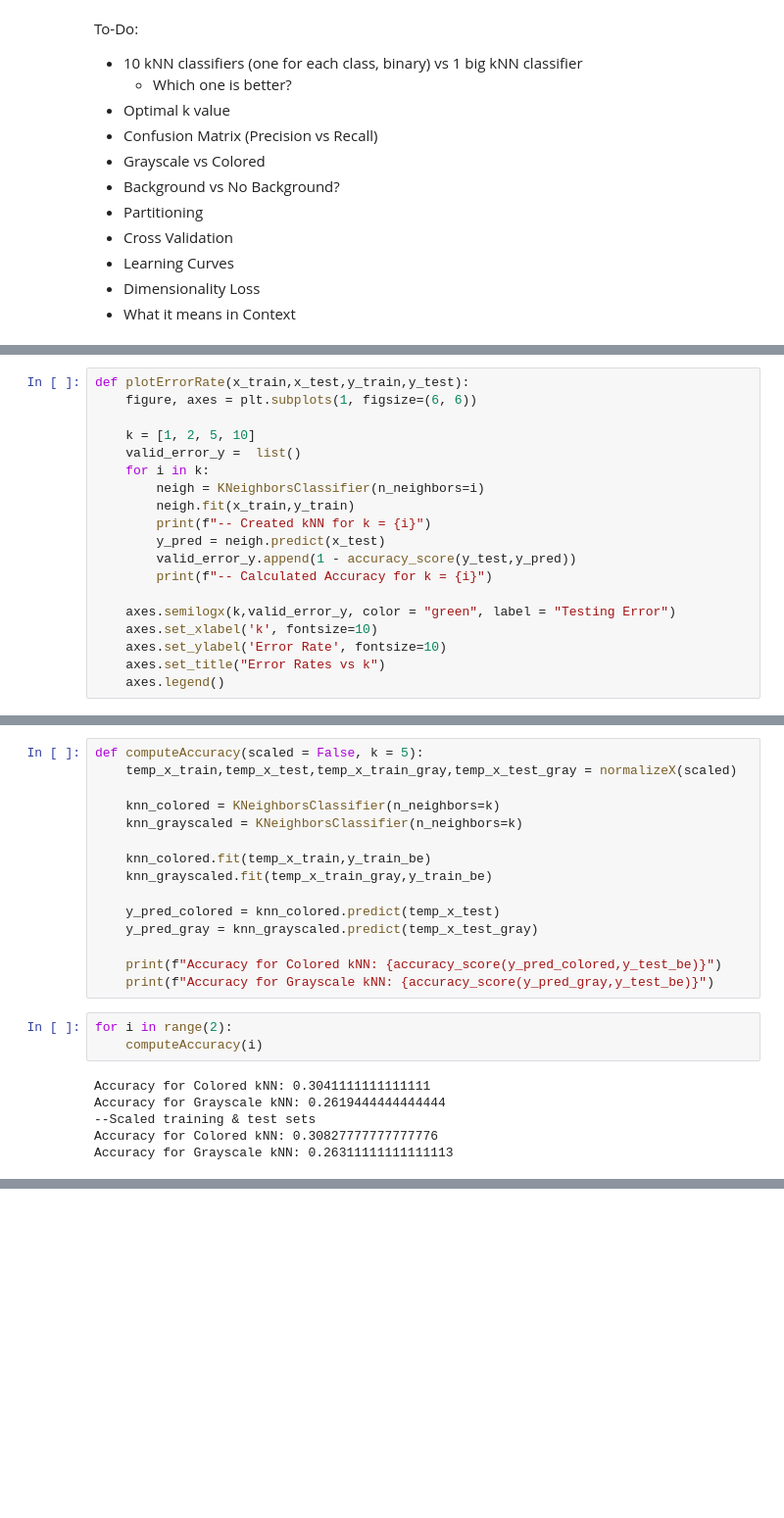
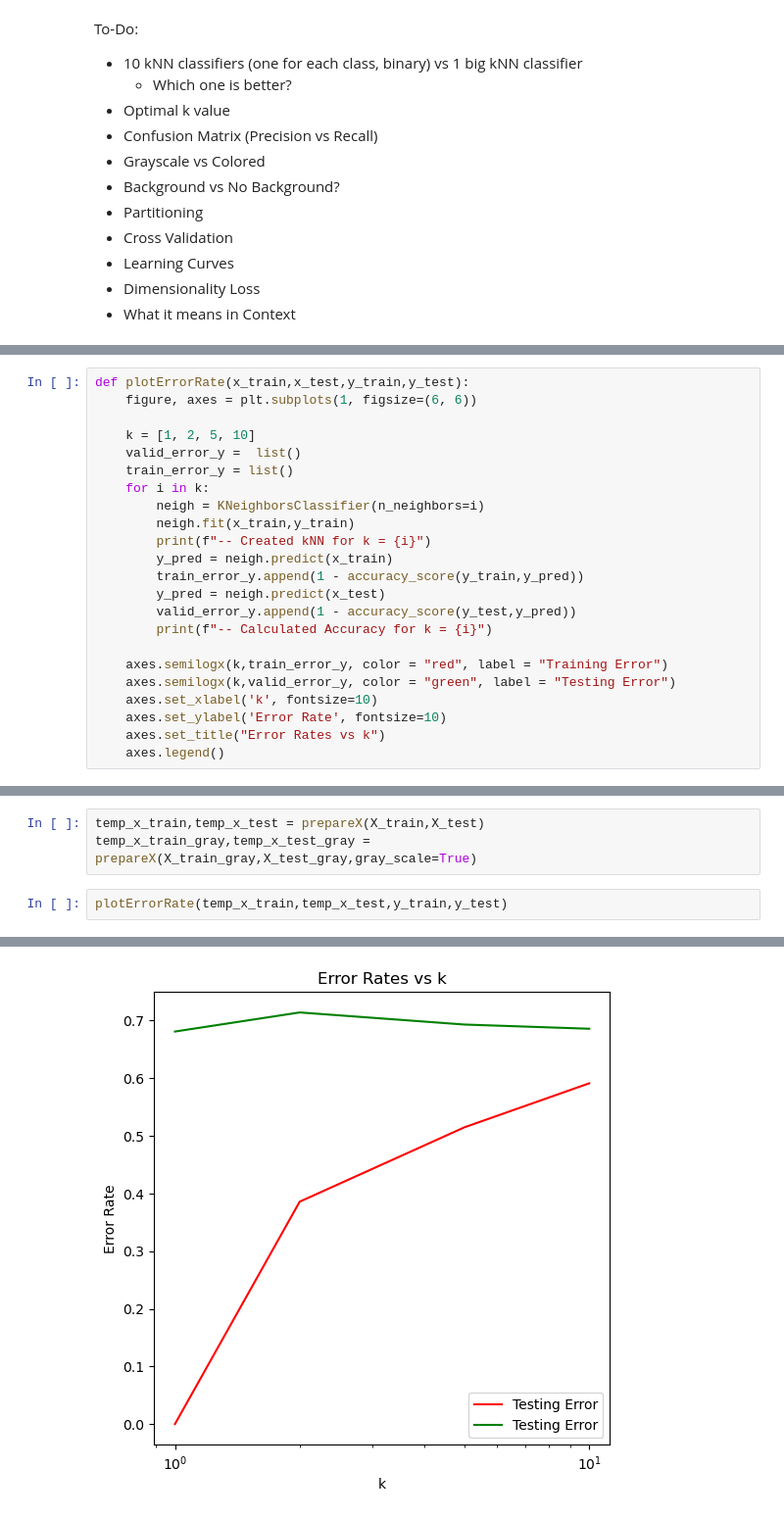
Before and after one commit to CY12-bit/cs178-cifar-10, a Jupyter notebook: Notebooks/kNN.ipynb, the cells around one changed output, grey strips where cells are left out. Shown at 98% size. Saved outputs shown, nothing was run; the diff lists cells and outputs as text; blank space fills up the shorter version.

```diff
--- a/Notebooks/kNN.ipynb
+++ b/Notebooks/kNN.ipynb
@@ -78,14 +81,18 @@ def plotErrorRate(x_train,x_test,y_train,y_test):
 
     k = [1, 2, 5, 10]
     valid_error_y =  list()
+    train_error_y = list()
     for i in k:
         neigh = KNeighborsClassifier(n_neighbors=i)
         neigh.fit(x_train,y_train)
         print(f"-- Created kNN for k = {i}")
+        y_pred = neigh.predict(x_train)
+        train_error_y.append(1 - accuracy_score(y_train,y_pred))
         y_pred = neigh.predict(x_test)
         valid_error_y.append(1 - accuracy_score(y_test,y_pred))
         print(f"-- Calculated Accuracy for k = {i}")
 
+    axes.semilogx(k,train_error_y, color = "red", label = "Training Error")
     axes.semilogx(k,valid_error_y, color = "green", label = "Testing Error")
     axes.set_xlabel('k', fontsize=10)
     axes.set_ylabel('Error Rate', fontsize=10)
@@ -115,27 +122,9 @@ def normalizeX(scaled = False):
         print("--Scaled training & test sets")
 
     return temp_x_train,temp_x_test,temp_x_train_gray,temp_x_test_gray
-# %%
-def computeAccuracy(scaled = False, k = 5):
-    temp_x_train,temp_x_test,temp_x_train_gray,temp_x_test_gray = normalizeX(scaled)
-
-    knn_colored = KNeighborsClassifier(n_neighbors=k)
-    knn_grayscaled = KNeighborsClassifier(n_neighbors=k)
-
-    knn_colored.fit(temp_x_train,y_train_be)
-    knn_grayscaled.fit(temp_x_train_gray,y_train_be)
-
-    y_pred_colored = knn_colored.predict(temp_x_test)
-    y_pred_gray = knn_grayscaled.predict(temp_x_test_gray)
-
-    print(f"Accuracy for Colored kNN: {accuracy_score(y_pred_colored,y_test_be)}")
-    print(f"Accuracy for Grayscale kNN: {accuracy_score(y_pred_gray,y_test_be)}")
-# %%
-for i in range(2):
-    computeAccuracy(i)
-# %% [output]
-Accuracy for Colored kNN: 0.3041111111111111
-Accuracy for Grayscale kNN: 0.2619444444444444
---Scaled training & test sets
-Accuracy for Colored kNN: 0.30827777777777776
-Accuracy for Grayscale kNN: 0.26311111111111113
+# %%
+temp_x_train,temp_x_test = prepareX(X_train,X_test)
+temp_x_train_gray,temp_x_test_gray = prepareX(X_train_gray,X_test_gray,gray_scale=True)
+# %%
+plotErrorRate(temp_x_train,temp_x_test,y_train,y_test)
+# %% [output]
@@ -141,0 +139 @@ Accuracy for Grayscale kNN: 0.26311111111111113
+[figure, added]
```
Also changed, not shown: parts of 16 cells of this notebook, 1 other file.
